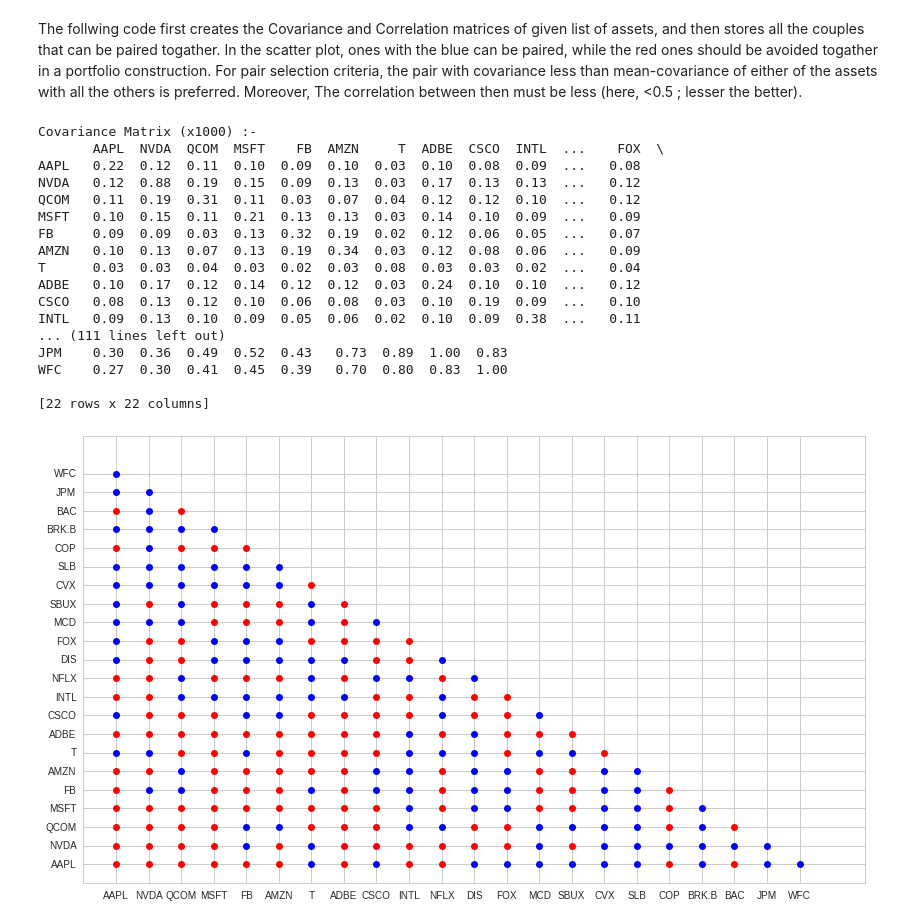
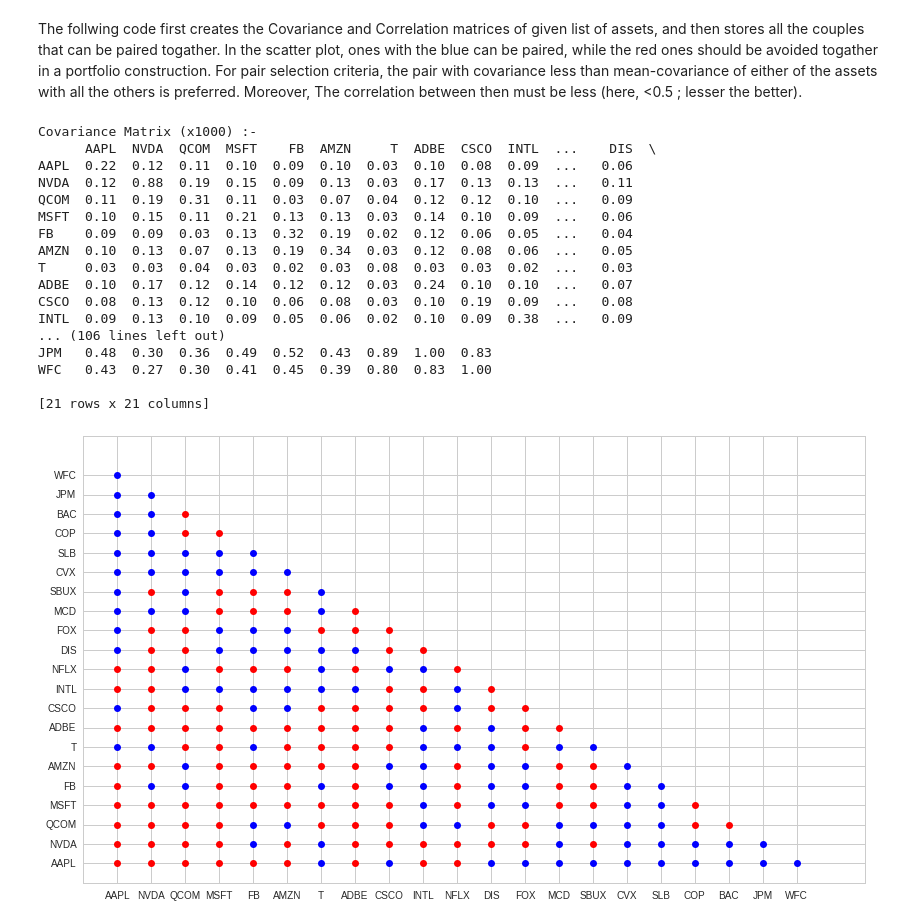
Before and after one commit to we-shall/Stock-Prediction, a Jupyter notebook: Pairs Trading/Pairs Trading.ipynb, the cells around one changed output. Drawn from its saved outputs; the diff is of its cells as text; code cells hidden in the pictures.

```diff
--- a/Pairs Trading/Pairs Trading.ipynb
+++ b/Pairs Trading/Pairs Trading.ipynb
@@ -142,7 +142,7 @@ For pair selection criteria, the pair with covariance less than mean-covariance
 start_date = '2016-01-01'
 end_date = '2017-01-01'
 #names = ['AAPL', 'NVDA', 'QCOM', 'MSFT', 'FB', 'T', 'ADBE', 'CSCO', 'INTL', 'NFLX', 'DIS', 'FOX',  'MCD', 'SBUX', 'CVX', 'SLB', 'COP', 'BRK.B', 'BAC', 'JPM', 'WFC']
-names = ['AAPL', 'NVDA', 'QCOM', 'MSFT', 'FB', 'AMZN', 'T', 'ADBE', 'CSCO', 'INTL', 'NFLX', 'DIS', 'FOX',  'MCD', 'SBUX', 'CVX', 'SLB', 'COP', 'BRK.B', 'BAC', 'JPM', 'WFC']
+names = ['AAPL', 'NVDA', 'QCOM', 'MSFT', 'FB', 'AMZN', 'T', 'ADBE', 'CSCO', 'INTL', 'NFLX', 'DIS', 'FOX',  'MCD', 'SBUX', 'CVX', 'SLB', 'COP', 'BAC', 'JPM', 'WFC']
 freq = 'daily'
 returns = get_pricing( names,
     start_date=start_date,
@@ -160,46 +160,46 @@ print 'Covariance Matrix (x1000) :-'
 print np.round(Cov_mat*1000,2)
 print '\nMean Covariance (x1000) :-'
 print np.round(mean_cov_each*1000, 2)
 print 'Mean covariance of portfolio := ', mean_cov_all
 print '\nCorrelation Matrix :-'
 print np.round(Corr_mat, 2)
 
 Cov_mat = np.array(Cov_mat)
 Corr_mat = np.array(Corr_mat)
 Pairable = np.zeros(Cov_mat.shape)
 
 
 x = range(len(names))
 
 for i in x:
     for j in range(len(names)-i):
         if(Cov_mat[i,j] > mean_cov_each[i] or Cov_mat[i,j] > mean_cov_each[j] or Corr_mat[i][j]>0.5):
             plt.plot(i, j, 'o', color='red')    #Related : Do not Pair
         else:
             plt.plot(i, j, 'o', color='blue')    #Unrelated : Can be Paired
             Pairable[i,j] = 1
 
 plt.xlim(-1,len(names)+1)
 plt.ylim(-1,len(names)+1)
 plt.xticks(x, names)
 plt.yticks(x, names)
 plt.legend()
 # %% [output]
 Covariance Matrix (x1000) :-
-       AAPL  NVDA  QCOM  MSFT    FB  AMZN     T  ADBE  CSCO  INTL  ...    FOX  \
-AAPL   0.22  0.12  0.11  0.10  0.09  0.10  0.03  0.10  0.08  0.09  ...   0.08
-NVDA   0.12  0.88  0.19  0.15  0.09  0.13  0.03  0.17  0.13  0.13  ...   0.12
-QCOM   0.11  0.19  0.31  0.11  0.03  0.07  0.04  0.12  0.12  0.10  ...   0.12
-MSFT   0.10  0.15  0.11  0.21  0.13  0.13  0.03  0.14  0.10  0.09  ...   0.09
-FB     0.09  0.09  0.03  0.13  0.32  0.19  0.02  0.12  0.06  0.05  ...   0.07
-AMZN   0.10  0.13  0.07  0.13  0.19  0.34  0.03  0.12  0.08  0.06  ...   0.09
-T      0.03  0.03  0.04  0.03  0.02  0.03  0.08  0.03  0.03  0.02  ...   0.04
-ADBE   0.10  0.17  0.12  0.14  0.12  0.12  0.03  0.24  0.10  0.10  ...   0.12
-CSCO   0.08  0.13  0.12  0.10  0.06  0.08  0.03  0.10  0.19  0.09  ...   0.10
-INTL   0.09  0.13  0.10  0.09  0.05  0.06  0.02  0.10  0.09  0.38  ...   0.11
-... (111 lines left out)
-JPM    0.30  0.36  0.49  0.52  0.43   0.73  0.89  1.00  0.83
-WFC    0.27  0.30  0.41  0.45  0.39   0.70  0.80  0.83  1.00
+      AAPL  NVDA  QCOM  MSFT    FB  AMZN     T  ADBE  CSCO  INTL  ...    DIS  \
+AAPL  0.22  0.12  0.11  0.10  0.09  0.10  0.03  0.10  0.08  0.09  ...   0.06
+NVDA  0.12  0.88  0.19  0.15  0.09  0.13  0.03  0.17  0.13  0.13  ...   0.11
+QCOM  0.11  0.19  0.31  0.11  0.03  0.07  0.04  0.12  0.12  0.10  ...   0.09
+MSFT  0.10  0.15  0.11  0.21  0.13  0.13  0.03  0.14  0.10  0.09  ...   0.06
+FB    0.09  0.09  0.03  0.13  0.32  0.19  0.02  0.12  0.06  0.05  ...   0.04
+AMZN  0.10  0.13  0.07  0.13  0.19  0.34  0.03  0.12  0.08  0.06  ...   0.05
+T     0.03  0.03  0.04  0.03  0.02  0.03  0.08  0.03  0.03  0.02  ...   0.03
+ADBE  0.10  0.17  0.12  0.14  0.12  0.12  0.03  0.24  0.10  0.10  ...   0.07
+CSCO  0.08  0.13  0.12  0.10  0.06  0.08  0.03  0.10  0.19  0.09  ...   0.08
+INTL  0.09  0.13  0.10  0.09  0.05  0.06  0.02  0.10  0.09  0.38  ...   0.09
+... (106 lines left out)
+JPM   0.48  0.30  0.36  0.49  0.52  0.43  0.89  1.00  0.83
+WFC   0.43  0.27  0.30  0.41  0.45  0.39  0.80  0.83  1.00
 
-[22 rows x 22 columns]
+[21 rows x 21 columns]
-[figure, old version]
+[figure, new version]
```
Also changed, not shown: parts of 2 cells of this notebook.
